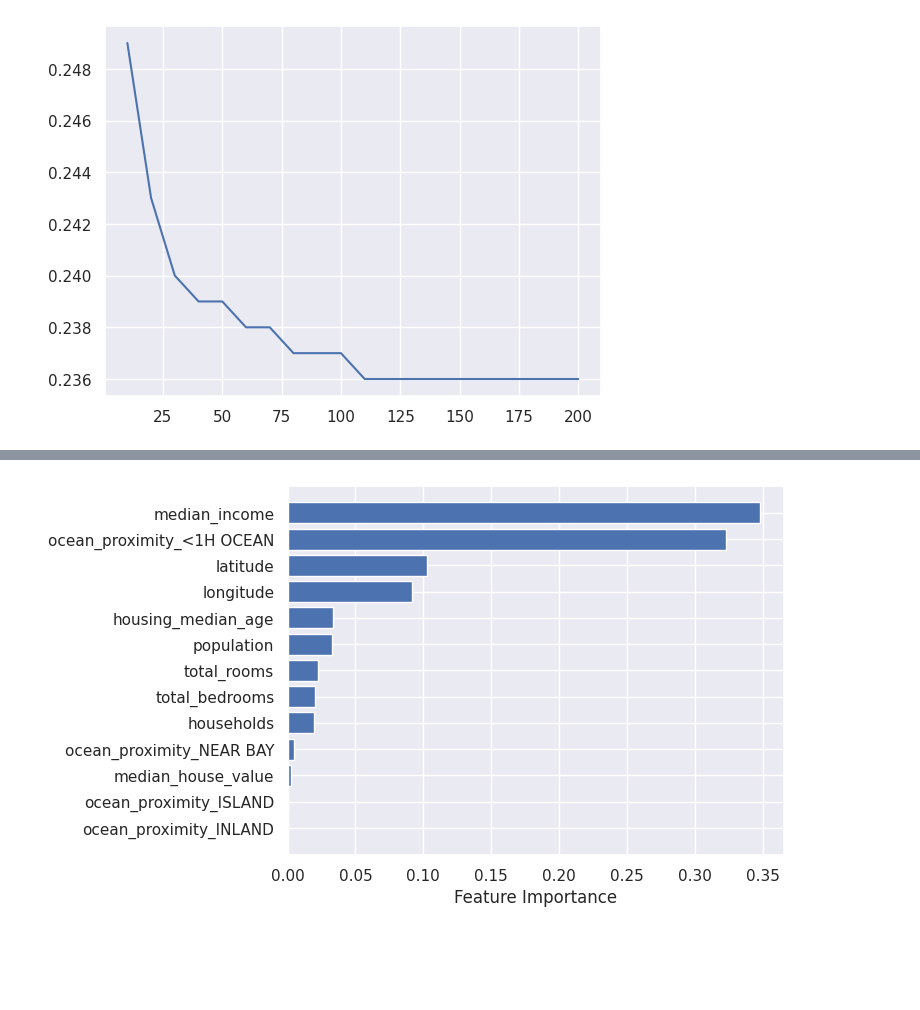
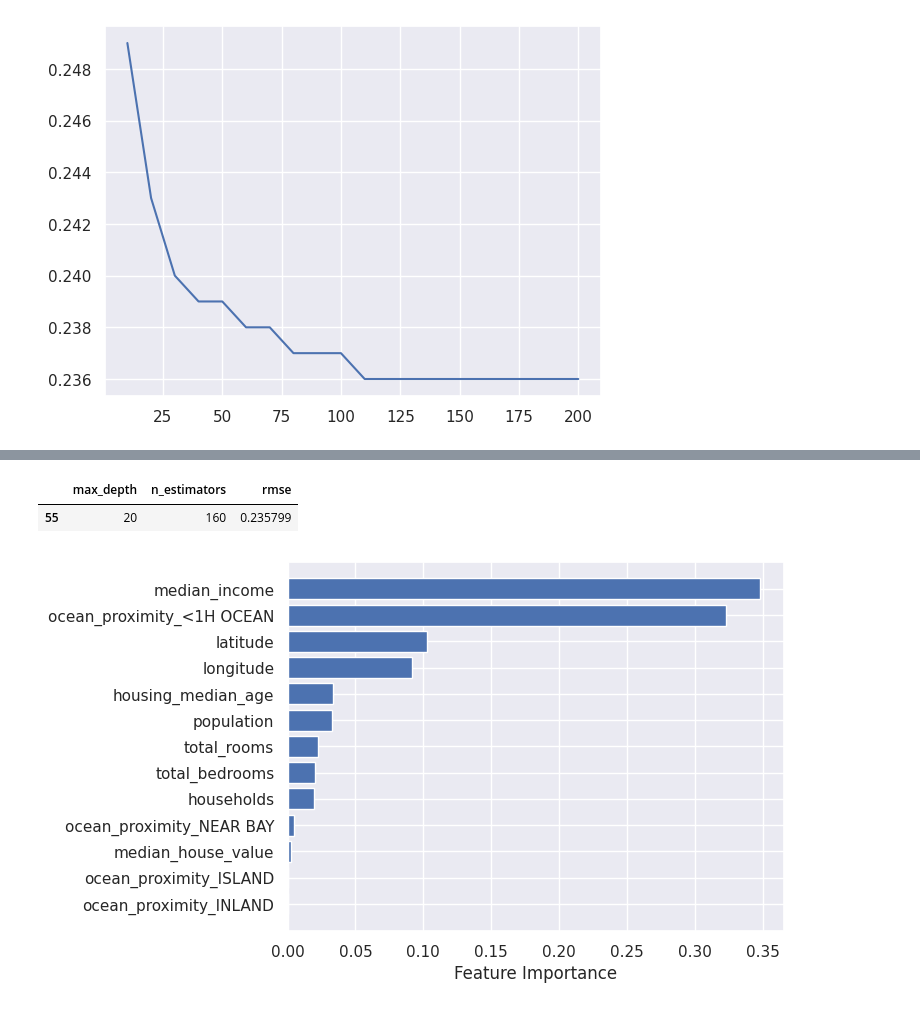
Before and after one commit to tahabinzafar/ML-Zoomcamp, a Jupyter notebook: HW#6/rf -xgboost.ipynb, the cells around one changed output, grey strips where cells are left out. Saved outputs shown, nothing was run; the diff lists cells and outputs as text; code cells hidden in the pictures; blank space fills up the shorter version.

```diff
--- a/HW#6/rf -xgboost.ipynb
+++ b/HW#6/rf -xgboost.ipynb
@@ -94,3 +142,10 @@ minimum rmse for tree depth: 25 --> 0.23560955028202762
+# %%
+#best parameters!
+
+df_scores[df_scores.rmse == df_scores.rmse.min()]
+# %% [output]
+|  | max_depth | n_estimators | rmse |
+| 55 | 20 | 160 | 0.235799 |
 # %%
 #feature importance
 
```
Also changed, not shown: parts of 7 cells of this notebook.
